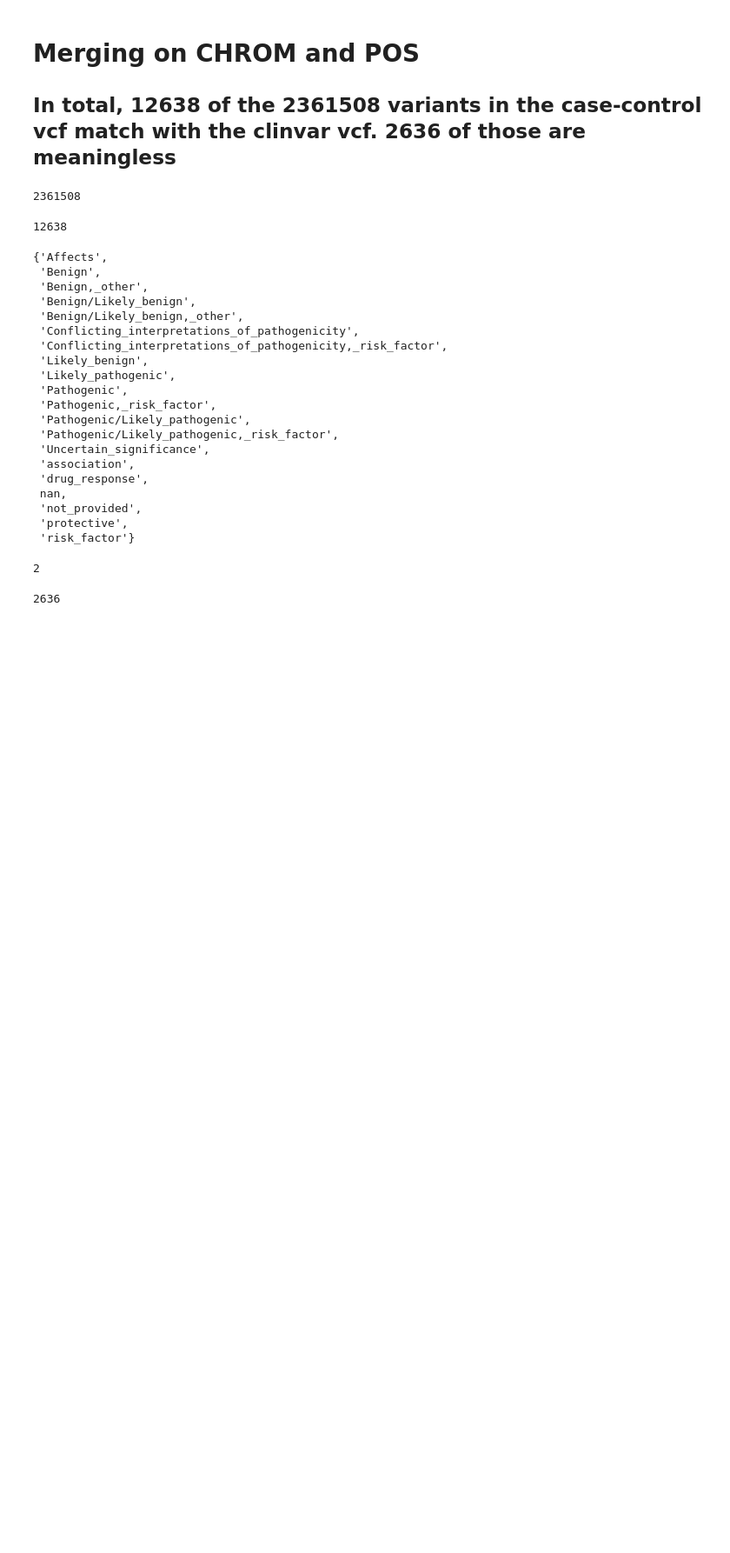
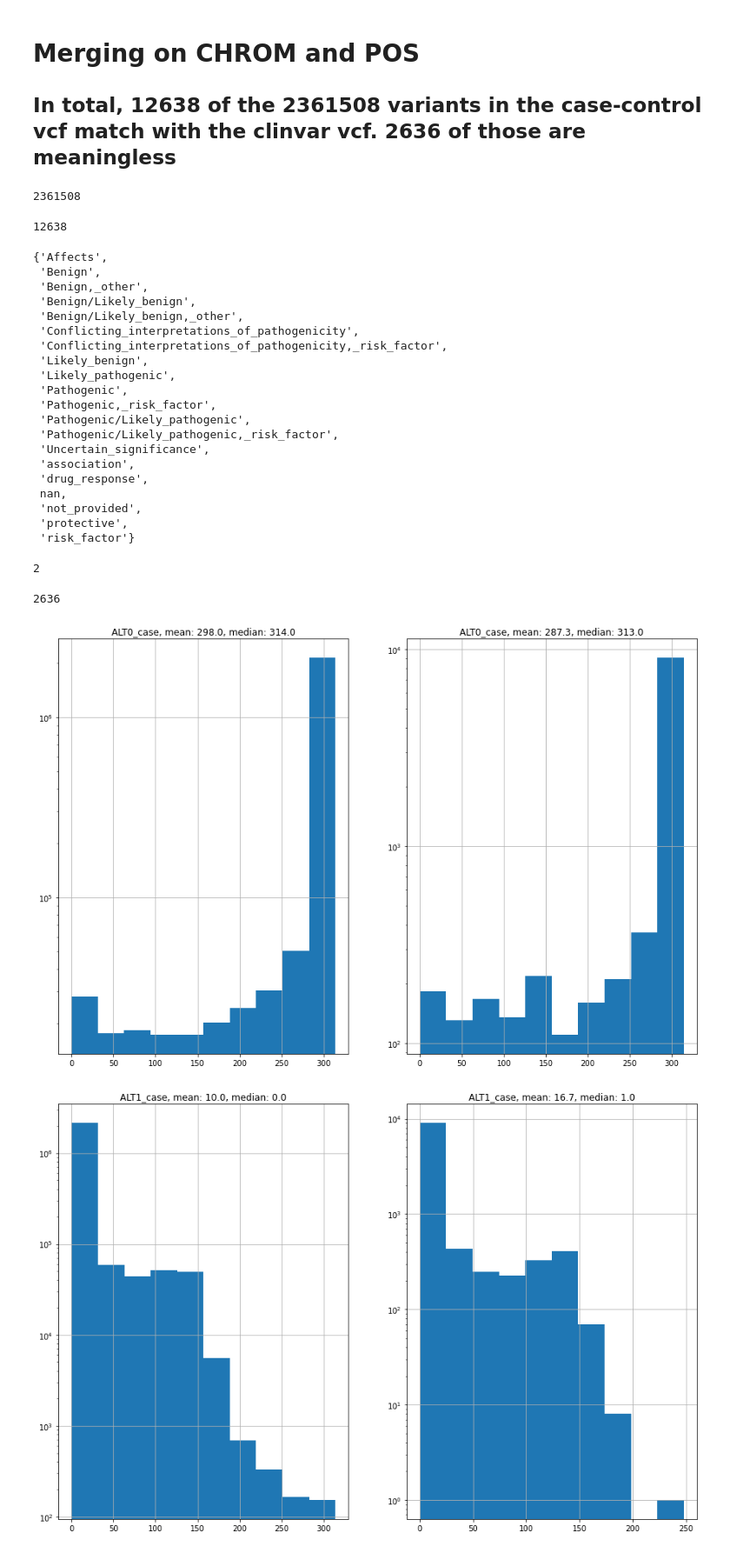
Before and after one commit to numpde/Team03, a Jupyter notebook: project2/solution/idiva/db/database_exploration.ipynb, the cells around one changed output. Shown at 87% size. Cells and saved outputs as stored; diff of their text form; code cells hidden in the pictures; blank space fills up the shorter version.

Commit message:
added histograms

```diff
--- a/project2/solution/idiva/db/database_exploration.ipynb
+++ b/project2/solution/idiva/db/database_exploration.ipynb
@@ -260,3 +271,17 @@ new_df['CLNSIG'].isna().sum()
 new_df.loc[((new_df['CLNSIG'] == 'not_provided') | (new_df['CLNSIG'] == 'Uncertain_significance')), 'CLNSIG'].count()
 # %% [output]
 2636
+# %%
+from matplotlib import pyplot as plt
+
+for column in ['ALT0_case',	'ALT1_case',	'ALT2_case'	,'ALT0_ctrl'	,'ALT1_ctrl',	'ALT2_ctrl']:
+    plt.figure(figsize=(15,10))
+    plt.subplot(1,2,1)
+    plt.title(f'{column}, mean: {pdf_case_control[column].mean().round(1)}, median: {pdf_case_control[column].median().round(1)}')
+    pdf_case_control[column].hist(log=True)
+    plt.subplot(1,2,2)
+    plt.title(f'{column}, mean: {merge_on_RS[column].mean().round(1)}, median: {merge_on_RS[column].median().round(1)}')
+    merge_on_RS[column].hist(log=True)
+# %% [output]
+[figure, added]
+[figure, added]
```
Also changed, not shown: parts of 9 cells of this notebook.
